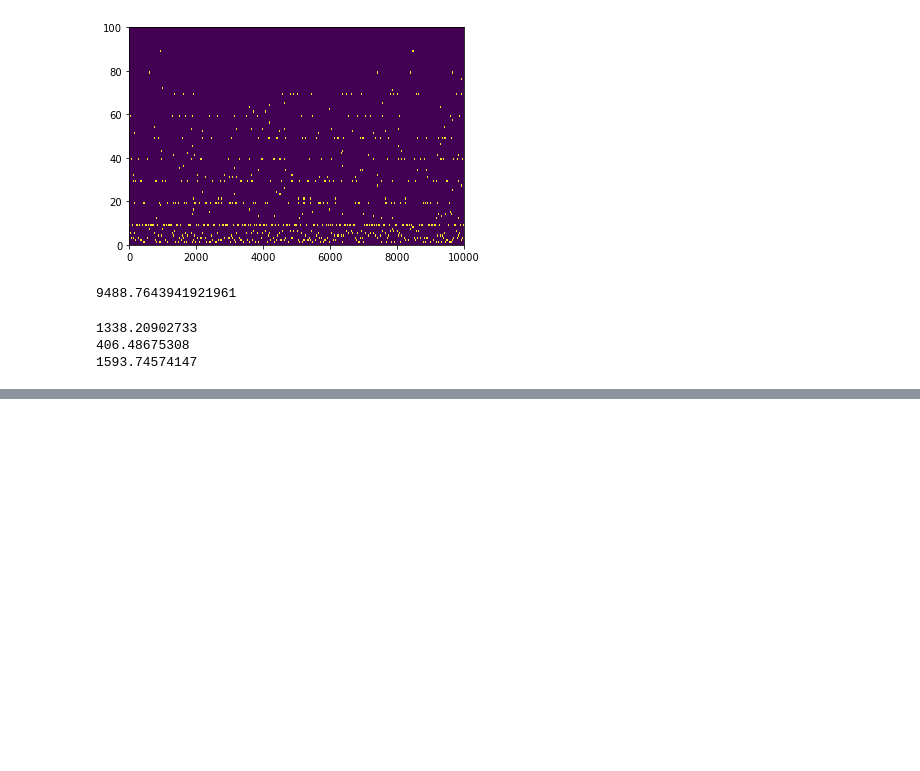
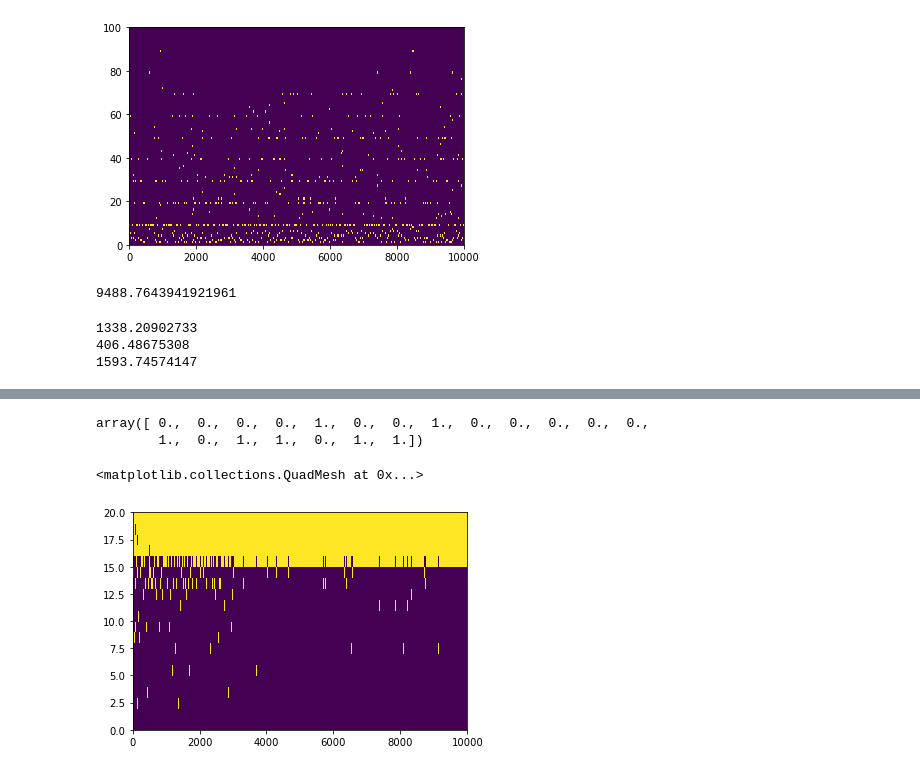
Before and after one commit to alohia/combandits, a Jupyter notebook: CombLinTS_shortest_path.ipynb, the cells around one changed output, grey strips where cells are left out. Drawn from its saved outputs; the diff is of its cells as text; code cells hidden in the pictures; blank space fills up the shorter version.

Commit message:
add comblints plots

```diff
--- a/CombLinTS_shortest_path.ipynb
+++ b/CombLinTS_shortest_path.ipynb
@@ -439,0 +448,22 @@ print(np.sum(A[:,9000:]*w_actual[:,9000:]))
+# %%
+### Set parameters
+L = 20
+K = 5
+iters = 10000
+bern_means = np.array([x/L for x in range(L)])
+#U = np.zeros((L, iters))
+A = np.zeros((L, iters))
+w_actual = np.zeros((L, iters))
+#w_observed = np.zeros((L, iters))
+for t in range(iters):
+    # Draw new weights and store in w
+    w_actual[:,t] = np.random.binomial(1, bern_means)
+
+t = 0
+# Initial observation of weight for each element
+#w_est[:,t] = w_actual[:,t]
+# %%
+w_actual[:,1]
+# %% [output]
+array([ 0.,  0.,  0.,  0.,  1.,  0.,  0.,  1.,  0.,  0.,  0.,  0.,  0.,
+        1.,  0.,  1.,  1.,  0.,  1.,  1.])
@@ -439,0 +527,5 @@ print(np.sum(A[:,9000:]*w_actual[:,9000:]))
+# %%
+plt.pcolormesh(A)
+# %% [output]
+<matplotlib.collections.QuadMesh at 0x...>
+[figure, added]
```
Also changed, not shown: parts of 17 cells of this notebook, 4 other files.
